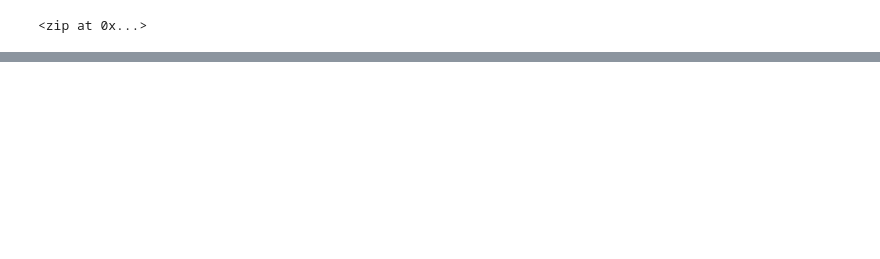
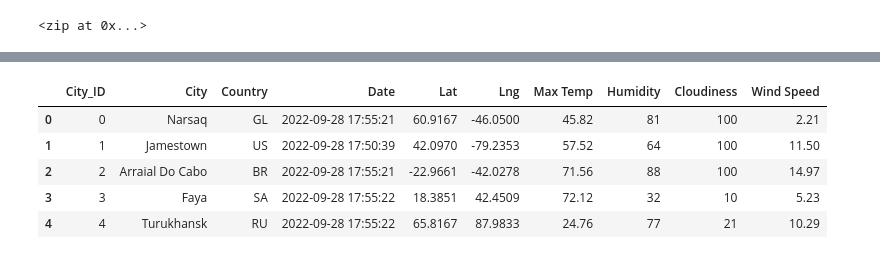
Before and after one commit to ldvermunt/World_Weather_Analysis, a Jupyter notebook: Weather_Py.ipynb, the cells around one changed output, grey strips where cells are left out. Saved outputs shown, nothing was run; the diff lists cells and outputs as text; code cells hidden in the pictures; blank space fills up the shorter version.

```diff
--- a/Weather_Py.ipynb
+++ b/Weather_Py.ipynb
@@ -386,0 +397,11 @@ plot_linear_regression(x_values, y_values,
+# %%
+#Store the cities CSV into a data frame
+city_data_df = pd.read_csv("weather_data/cities.csv")
+city_data_df.head()
+# %% [output]
+|  | City_ID | City | Country | Date | Lat | Lng | Max Temp | Humidity | Cloudiness | Wind Speed |
+| 0 | 0 | Narsaq | GL | 2022-09-28 17:55:21 | 60.9167 | -46.0500 | 45.82 | 81 | 100 | 2.21 |
+| 1 | 1 | Jamestown | US | 2022-09-28 17:50:39 | 42.0970 | -79.2353 | 57.52 | 64 | 100 | 11.50 |
+| 2 | 2 | Arraial Do Cabo | BR | 2022-09-28 17:55:21 | -22.9661 | -42.0278 | 71.56 | 88 | 100 | 14.97 |
+| 3 | 3 | Faya | SA | 2022-09-28 17:55:22 | 18.3851 | 42.4509 | 72.12 | 32 | 10 | 5.23 |
+| 4 | 4 | Turukhansk | RU | 2022-09-28 17:55:22 | 65.8167 | 87.9833 | 24.76 | 77 | 21 | 10.29 |
```
Also changed, not shown: parts of 36 cells of this notebook.
